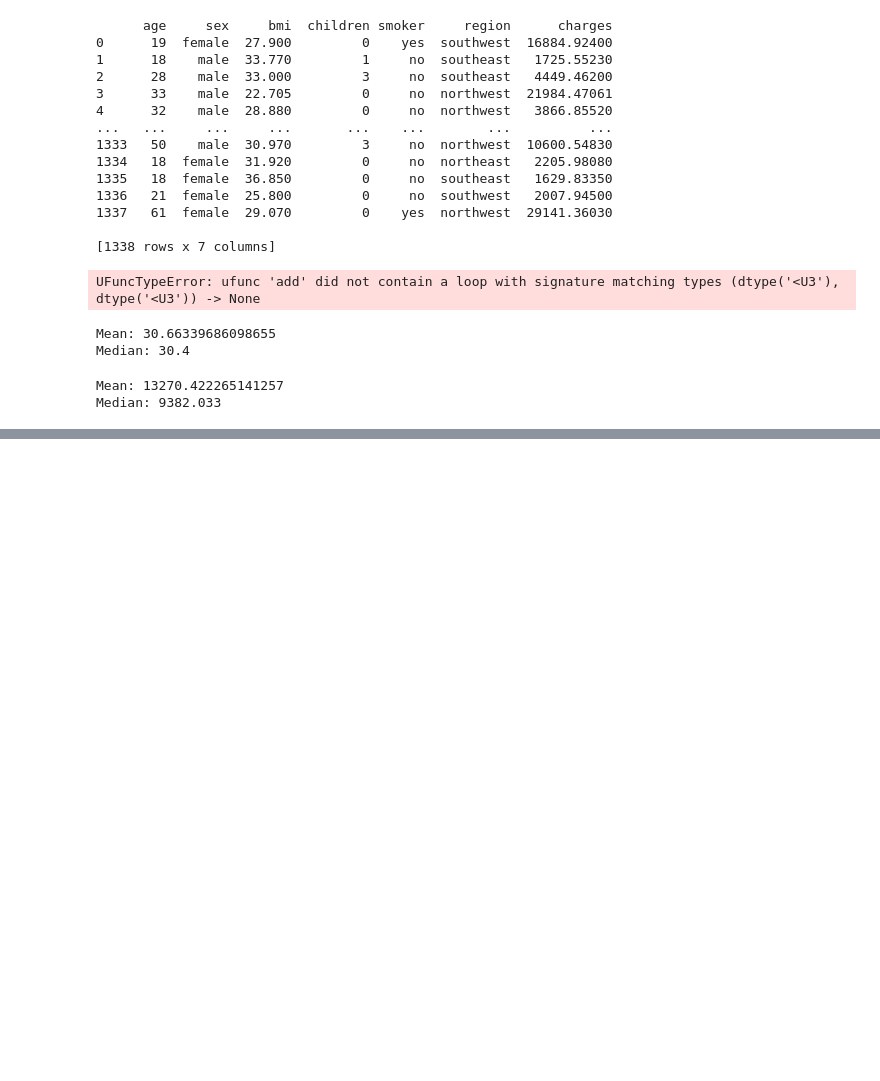
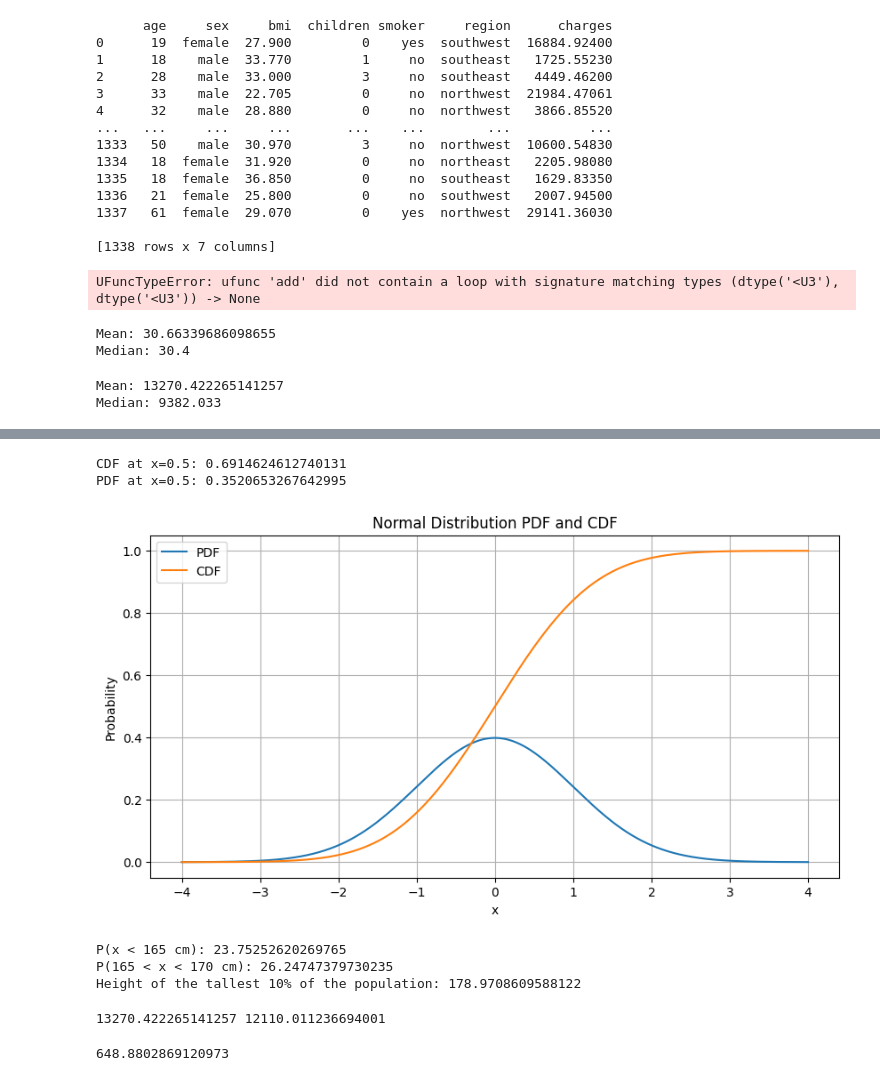
Before and after one commit to martijnvdw2002/mathematics-statisticsinpy, a Jupyter notebook: week4.ipynb, the cells around one changed output, grey strips where cells are left out. Saved outputs shown, nothing was run; the diff lists cells and outputs as text; code cells hidden in the pictures; blank space fills up the shorter version.

```diff
--- a/week4.ipynb
+++ b/week4.ipynb
@@ -91,0 +209,79 @@ Median: 9382.033
+# %%
+import numpy as np
+import matplotlib.pyplot as plt
+from scipy.stats import norm
+
+# Parameters for the normal distribution
+mean = 0
+std_dev = 1
+
+# Generate some random data from a normal distribution
+data = np.random.normal(mean, std_dev, 1000)
+
+# Calculate the cumulative distribution function (CDF) at a specific point
+x_value = 0.5
+cdf_value = norm.cdf(x_value, mean, std_dev)
+print(f"CDF at x={x_value}: {cdf_value}")
+
+# Calculate the probability density function (PDF) at a specific point
+pdf_value = norm.pdf(x_value, mean, std_dev)
+print(f"PDF at x={x_value}: {pdf_value}")
+
+# Plot the PDF and CDF
+x = np.linspace(-4, 4, 1000)
+plt.figure(figsize=(10, 5))
+plt.plot(x, norm.pdf(x, mean, std_dev), label='PDF')
+plt.plot(x, norm.cdf(x, mean, std_dev), label='CDF')
+plt.title('Normal Distribution PDF and CDF')
+plt.xlabel('x')
+plt.ylabel('Probability')
+plt.legend()
+plt.grid(True)
+plt.show()
+# %% [output]
+CDF at x=0.5: 0.6914624612740131
+PDF at x=0.5: 0.3520653267642995
+[figure, added]
+# %%
+from scipy.stats import norm
+
+# Parameters for the normal distribution
+mean_height = 170  # Mean height in cm
+std_dev = 7  # Standard deviation of height in cm
+
+# Calculate the probability that height is less than 165 cm
+p_less_than_165 = norm.cdf(165, mean_height, std_dev)*100
+print("P(x < 165 cm):", p_less_than_165)
+
+# Calculate the probability that height is between 165 and 170 cm
+p_between_165_170 = norm.cdf(170, mean_height, std_dev)*100 - norm.cdf(165, mean_height, std_dev)*100
+print("P(165 < x < 170 cm):", p_between_165_170)
+
+# Find the height corresponding to the tallest 10% of the population
+tallest_10_percent_height = norm.ppf(0.9, mean_height, std_dev)
+print("Height of the tallest 10% of the population:", tallest_10_percent_height)
+# %% [output]
+P(x < 165 cm): 23.75252620269765
+P(165 < x < 170 cm): 26.24747379730235
+Height of the tallest 10% of the population: 178.9708609588122
+# %%
+import pandas as pd
+import scipy.stats as stats
+
+# Step 1: Load the dataset
+data = pd.read_csv('insurance.csv')
+
+# Step 2: Calculate mean and standard deviation for 'charges'
+mean_charges = data['charges'].mean()
+std_charges = data['charges'].std(ddof=1)  # Use ddof=1 for sample standard deviation
+
+print(mean_charges, std_charges)
+# %% [output]
+13270.422265141257 12110.011236694001
+# %%
+# margin of error
+z_critical = stats.norm.ppf(q=0.975)  # Get the Z-critical value (for 95% confidence)
+margin_of_error = z_critical * (std_charges / (n ** 0.5))
+print(margin_of_error)
+# %% [output]
+648.8802869120973
```
Also changed, not shown: parts of 8 cells of this notebook, 1 other file.
